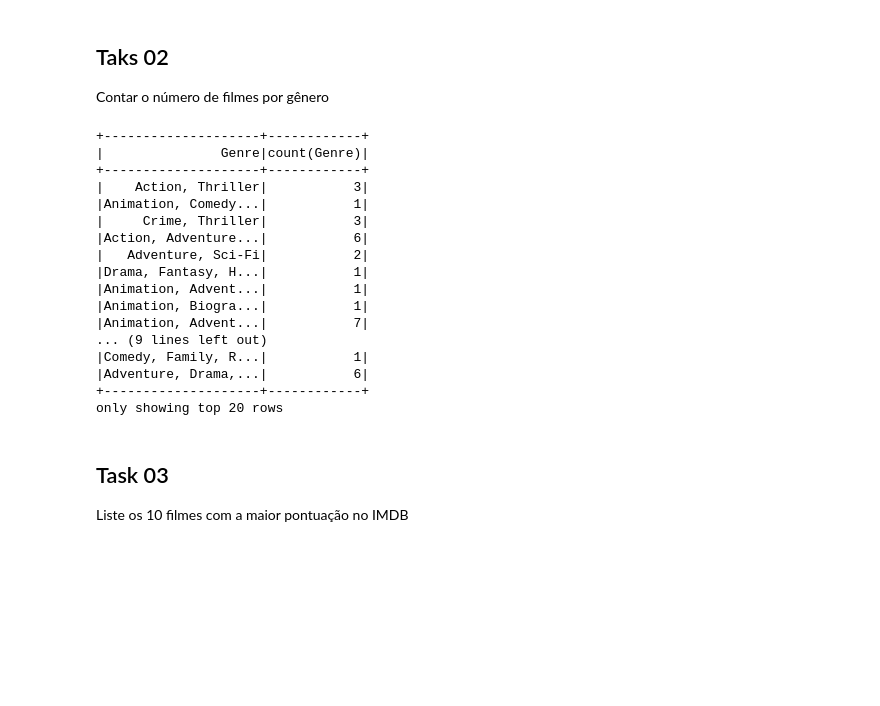
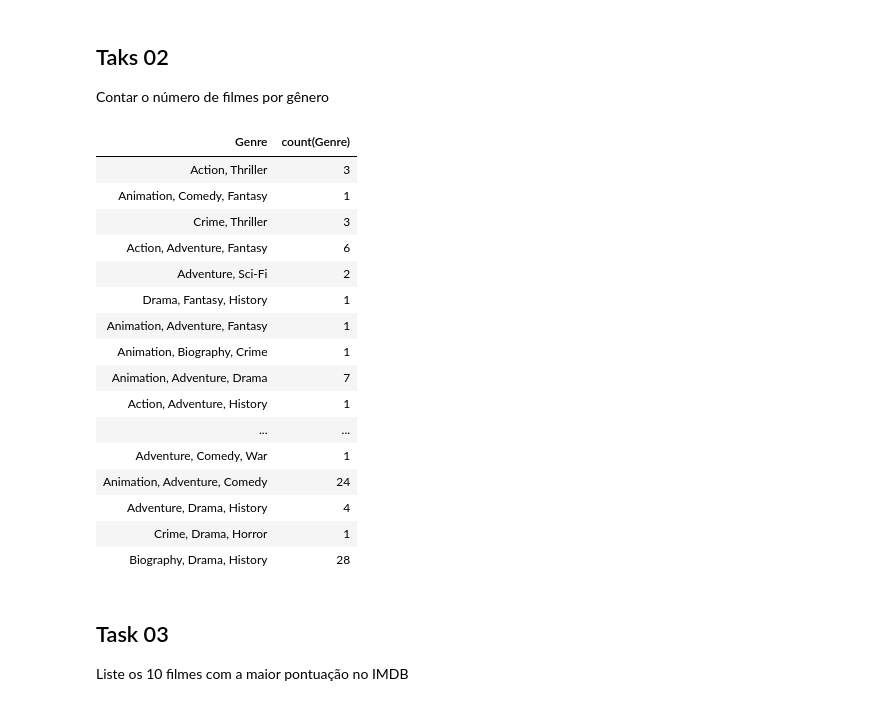
Before and after one commit to andreiacampos98/datascience_course, a Jupyter notebook: 6_big_data_technologies/aula2/Projeto_Aula_02.ipynb, the cells around one changed output. Cells and saved outputs as stored; diff of their text form; code cells hidden in the pictures; blank space fills up the shorter version.

```diff
--- a/6_big_data_technologies/aula2/Projeto_Aula_02.ipynb
+++ b/6_big_data_technologies/aula2/Projeto_Aula_02.ipynb
@@ -93,25 +93,25 @@ df.select("Series_Title").filter(df.Director == "Christopher Nolan").show()
 ## Taks 02
 Contar o número de filmes por gênero
 # %%
-df.groupby("Genre").agg({"Genre": "count"}).show()
+df.groupby("Genre").agg({"Genre": "count"}).display()
 # %% [output]
-+--------------------+------------+
-|               Genre|count(Genre)|
-+--------------------+------------+
-|    Action, Thriller|           3|
-|Animation, Comedy...|           1|
-|     Crime, Thriller|           3|
-|Action, Adventure...|           6|
-|   Adventure, Sci-Fi|           2|
-|Drama, Fantasy, H...|           1|
-|Animation, Advent...|           1|
-|Animation, Biogra...|           1|
-|Animation, Advent...|           7|
-... (9 lines left out)
-|Comedy, Family, R...|           1|
-|Adventure, Drama,...|           6|
-+--------------------+------------+
-only showing top 20 rows
+| Genre | count(Genre) |
+| Action, Thriller | 3 |
+| Animation, Comedy, Fantasy | 1 |
+| Crime, Thriller | 3 |
+| Action, Adventure, Fantasy | 6 |
+| Adventure, Sci-Fi | 2 |
+| Drama, Fantasy, History | 1 |
+| Animation, Adventure, Fantasy | 1 |
+| Animation, Biography, Crime | 1 |
+| Animation, Adventure, Drama | 7 |
+| Action, Adventure, History | 1 |
+| ... | ... |
+| Adventure, Comedy, War | 1 |
+| Animation, Adventure, Comedy | 24 |
+| Adventure, Drama, History | 4 |
+| Crime, Drama, Horror | 1 |
+| Biography, Drama, History | 28 |
 # %% [markdown]
 ## Task 03
 Liste os 10 filmes com a maior pontuação no IMDB
```
Also changed, not shown: parts of 13 cells of this notebook, 8 other files.
